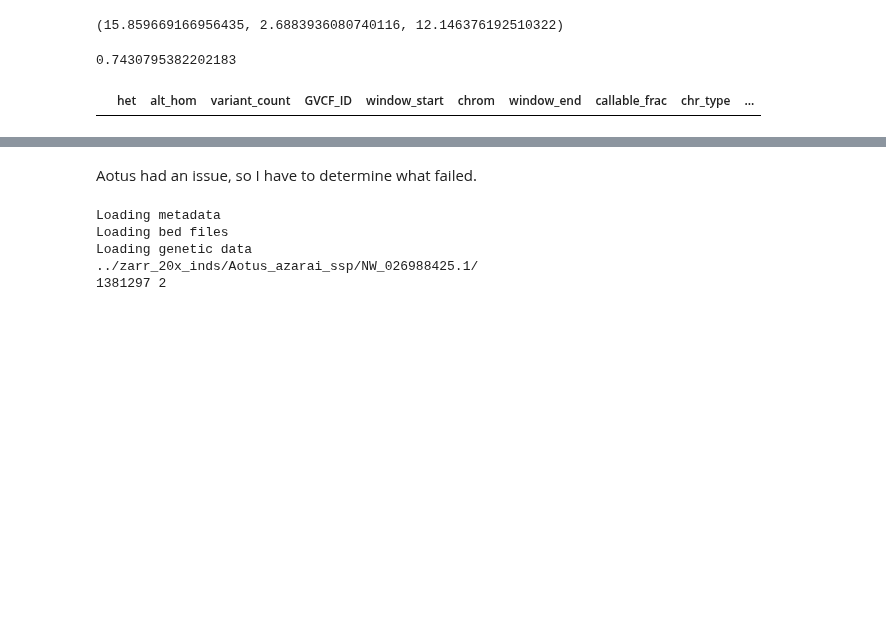
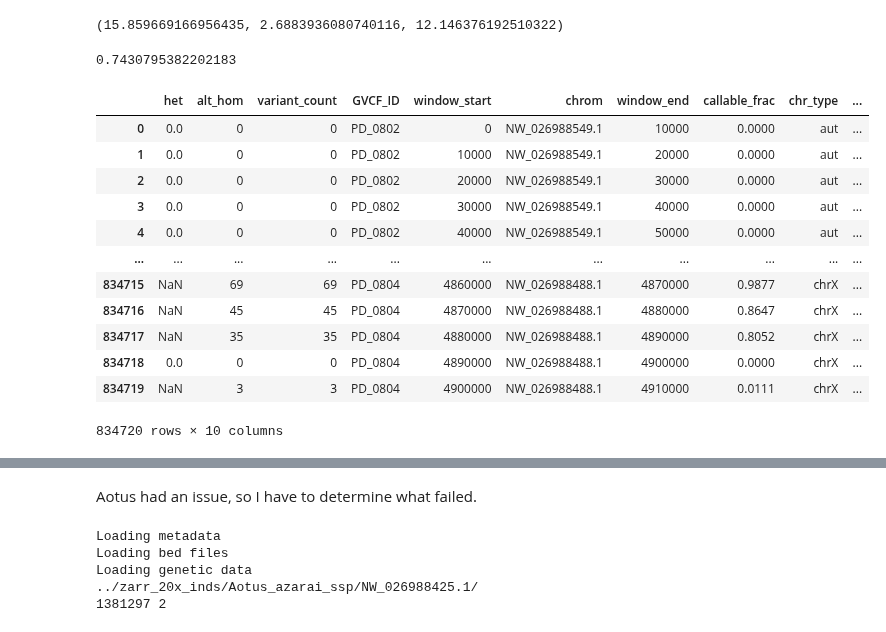
Before and after one commit to erikfogh/selection_primates, a Jupyter notebook: notebooks/main02_zarr_df_checks.ipynb, the cells around one changed output, grey strips where cells are left out. Saved outputs shown, nothing was run; the diff lists cells and outputs as text; code cells hidden in the pictures; blank space fills up the shorter version.

```diff
--- a/notebooks/main02_zarr_checks.ipynb
+++ b/notebooks/main02_zarr_df_checks.ipynb
@@ -48,8 +48,20 @@ len(output_df.loc[output_df.het > output_df.alt_hom])/(len(output_df))
 # %% [output]
 0.7430795382202183
 # %%
-output_df = pd.read_csv("../results/window_stats_20x_inds/Aotus_azarai_ssp_10kb_het_hom.txt",
+output_df = pd.read_csv("../results/window_stats_20x_inds/Aotus_griseimembra_ssp_10kb_het_hom.txt",
                         sep="\t")
 output_df
 # %% [output]
 |  | het | alt_hom | variant_count | GVCF_ID | window_start | chrom | window_end | callable_frac | chr_type | ... |
+| 0 | 0.0 | 0 | 0 | PD_0802 | 0 | NW_026988549.1 | 10000 | 0.0000 | aut | ... |
+| 1 | 0.0 | 0 | 0 | PD_0802 | 10000 | NW_026988549.1 | 20000 | 0.0000 | aut | ... |
+| 2 | 0.0 | 0 | 0 | PD_0802 | 20000 | NW_026988549.1 | 30000 | 0.0000 | aut | ... |
+| 3 | 0.0 | 0 | 0 | PD_0802 | 30000 | NW_026988549.1 | 40000 | 0.0000 | aut | ... |
+| 4 | 0.0 | 0 | 0 | PD_0802 | 40000 | NW_026988549.1 | 50000 | 0.0000 | aut | ... |
+| ... | ... | ... | ... | ... | ... | ... | ... | ... | ... | ... |
+| 834715 | NaN | 69 | 69 | PD_0804 | 4860000 | NW_026988488.1 | 4870000 | 0.9877 | chrX | ... |
+| 834716 | NaN | 45 | 45 | PD_0804 | 4870000 | NW_026988488.1 | 4880000 | 0.8647 | chrX | ... |
+| 834717 | NaN | 35 | 35 | PD_0804 | 4880000 | NW_026988488.1 | 4890000 | 0.8052 | chrX | ... |
+| 834718 | 0.0 | 0 | 0 | PD_0804 | 4890000 | NW_026988488.1 | 4900000 | 0.0000 | chrX | ... |
+| 834719 | NaN | 3 | 3 | PD_0804 | 4900000 | NW_026988488.1 | 4910000 | 0.0111 | chrX | ... |
+834720 rows × 10 columns
```
Also changed, not shown: parts of 6 cells of this notebook, 3 other files.
